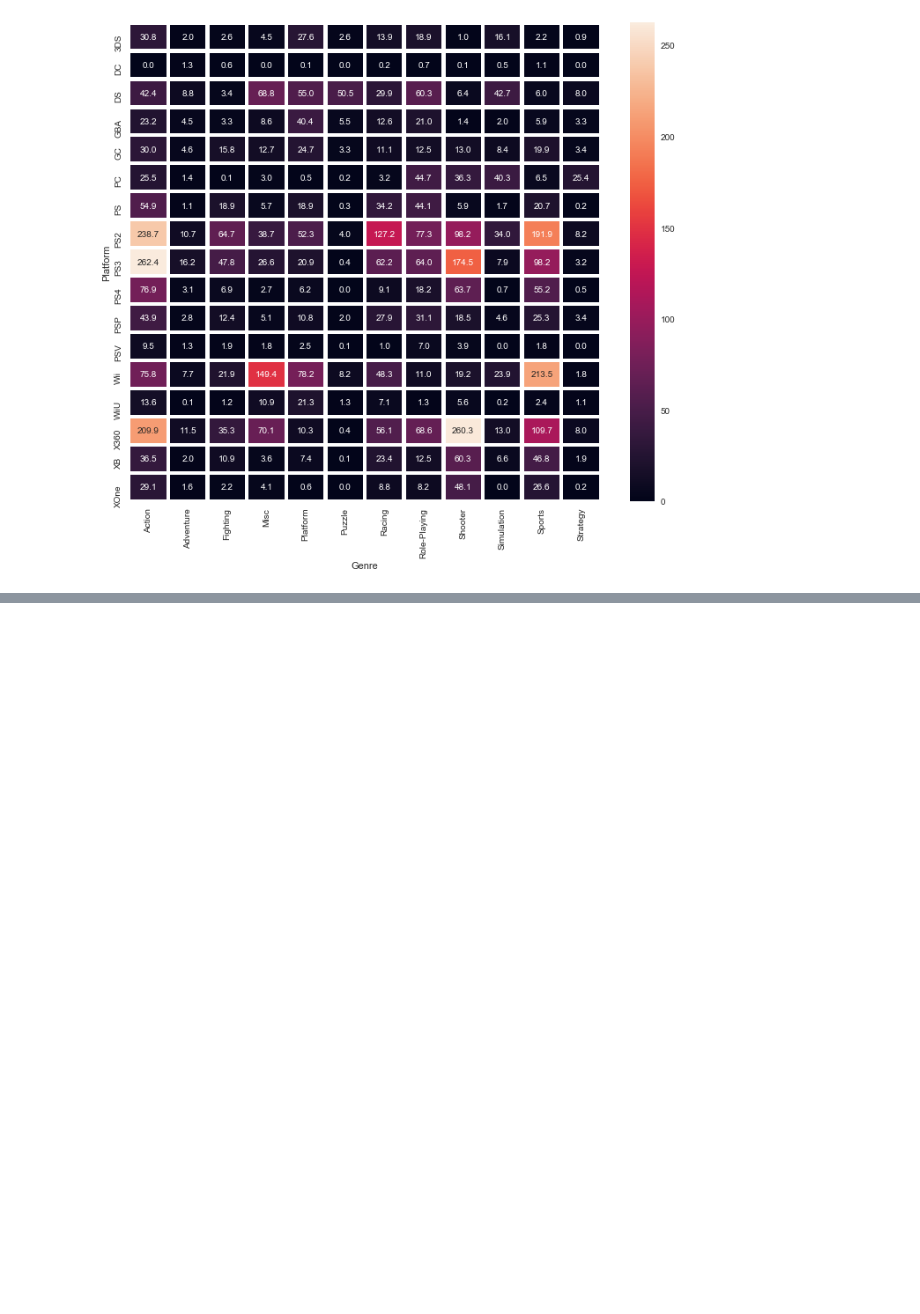
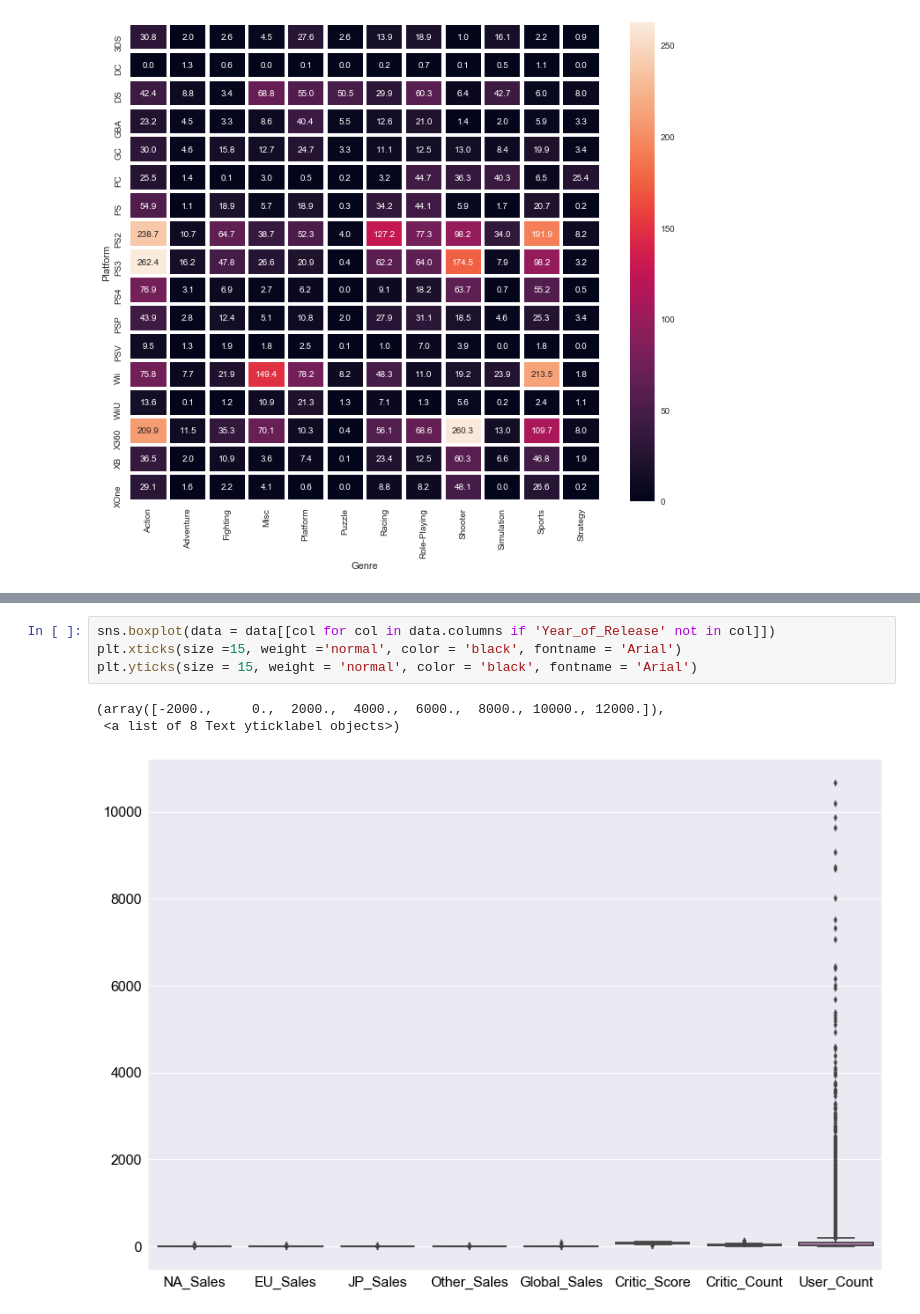
Before and after one commit to Wagenod/ODS-2018-Autumn, a Jupyter notebook: Lecture_02_visual_data_analysis/Learn/Untitled.ipynb, the cells around one changed output, grey strips where cells are left out. Saved outputs shown, nothing was run; the diff lists cells and outputs as text; blank space fills up the shorter version.

```diff
--- a/Lecture_02_visual_data_analysis/Learn/Untitled.ipynb
+++ b/Lecture_02_visual_data_analysis/Learn/Untitled.ipynb
@@ -255,0 +267,8 @@ sns.heatmap(pivot, fmt = ".1f", linewidth = 3.5, annot = True)
+# %%
+sns.boxplot(data = data[[col for col in data.columns if 'Year_of_Release' not in col]])
+plt.xticks(size =15, weight ='normal', color = 'black', fontname = 'Arial')
+plt.yticks(size = 15, weight = 'normal', color = 'black', fontname = 'Arial')
+# %% [output]
+(array([-2000.,     0.,  2000.,  4000.,  6000.,  8000., 10000., 12000.]),
+ <a list of 8 Text yticklabel objects>)
+[figure, added]
```
Also changed, not shown: parts of 18 cells of this notebook, 4 other files.
